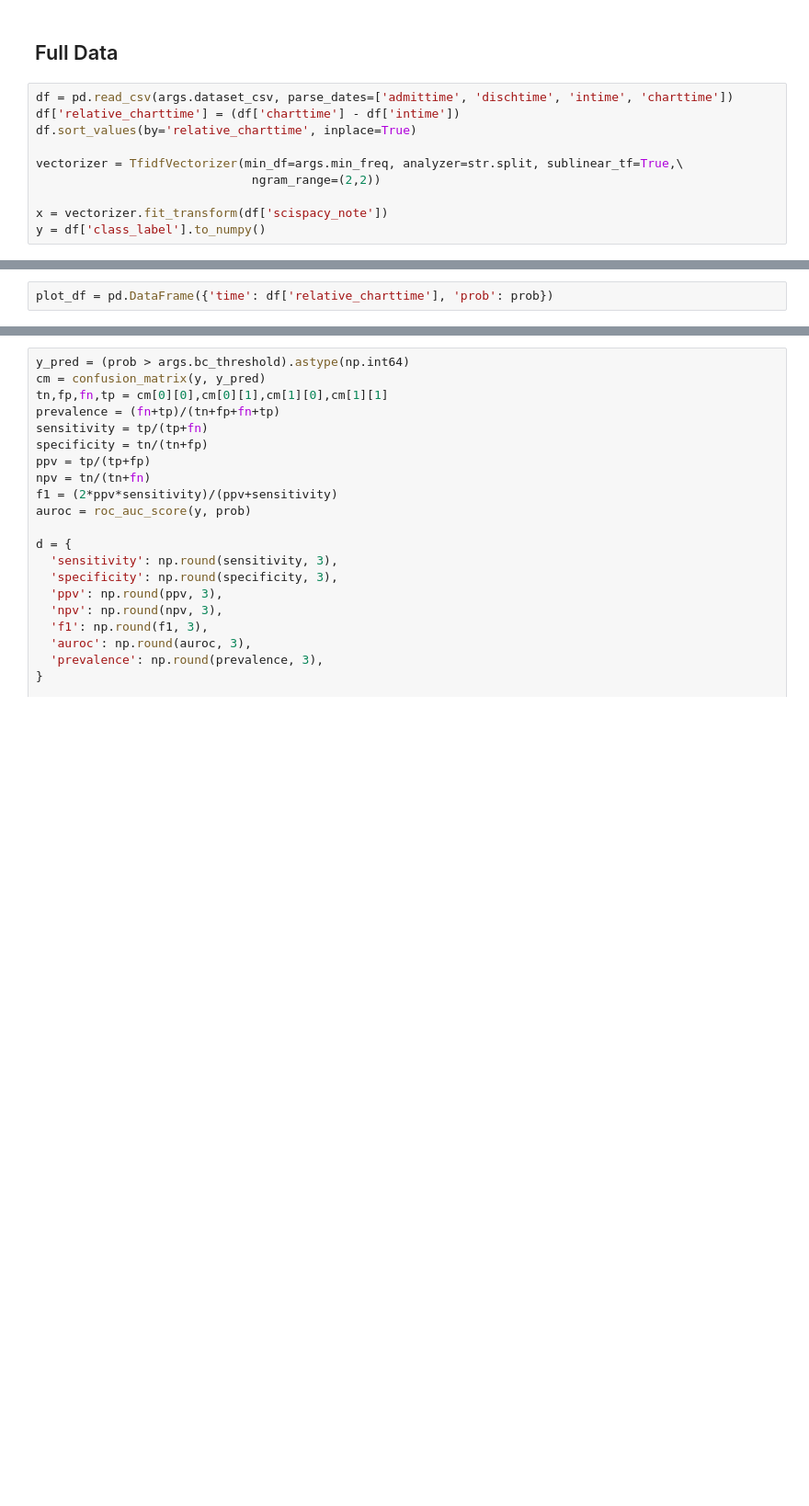
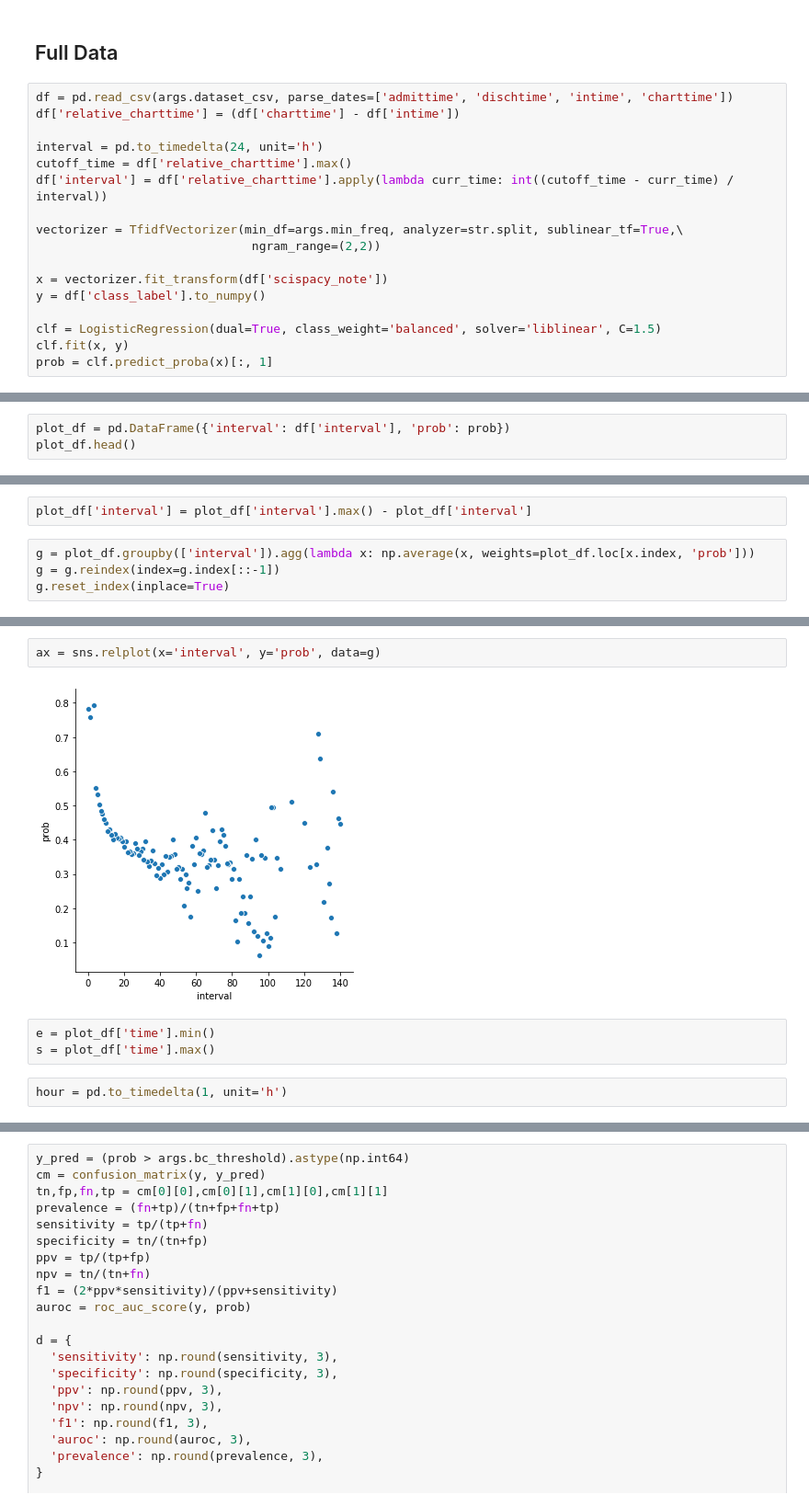
Before and after one commit to sudarshan85/imminent-adm-mimic, a Jupyter notebook: lr/lr_classifier.ipynb, the cells around one changed output, grey strips where cells are left out. Shown at 92% size. Saved outputs shown, nothing was run; the diff lists cells and outputs as text; blank space fills up the shorter version.

```diff
--- a/lr/lr_classifier.ipynb
+++ b/lr/lr_classifier.ipynb
@@ -169,10 +169,17 @@ plt.show()
 # %%
 df = pd.read_csv(args.dataset_csv, parse_dates=['admittime', 'dischtime', 'intime', 'charttime'])
 df['relative_charttime'] = (df['charttime'] - df['intime'])
-df.sort_values(by='relative_charttime', inplace=True)
+
+interval = pd.to_timedelta(24, unit='h')
+cutoff_time = df['relative_charttime'].max()
+df['interval'] = df['relative_charttime'].apply(lambda curr_time: int((cutoff_time - curr_time) / interval))
 
 vectorizer = TfidfVectorizer(min_df=args.min_freq, analyzer=str.split, sublinear_tf=True,\
                               ngram_range=(2,2))
 
 x = vectorizer.fit_transform(df['scispacy_note'])
 y = df['class_label'].to_numpy()
+
+clf = LogisticRegression(dual=True, class_weight='balanced', solver='liblinear', C=1.5)
+clf.fit(x, y)
+prob = clf.predict_proba(x)[:, 1]
@@ -183,2 +186,3 @@ prob = clf.predict_proba(x)[:, 1]
 # %%
-plot_df = pd.DataFrame({'time': df['relative_charttime'], 'prob': prob})
+plot_df = pd.DataFrame({'interval': df['interval'], 'prob': prob})
+plot_df.head()
@@ -184,0 +196,6 @@ plot_df = pd.DataFrame({'time': df['relative_charttime'], 'prob': prob})
+# %%
+plot_df['interval'] = plot_df['interval'].max() - plot_df['interval']
+# %%
+g = plot_df.groupby(['interval']).agg(lambda x: np.average(x, weights=plot_df.loc[x.index, 'prob']))
+g = g.reindex(index=g.index[::-1])
+g.reset_index(inplace=True)
@@ -184,0 +216,9 @@ plot_df = pd.DataFrame({'time': df['relative_charttime'], 'prob': prob})
+# %%
+ax = sns.relplot(x='interval', y='prob', data=g)
+# %% [output]
+[figure, added]
+# %%
+e = plot_df['time'].min()
+s = plot_df['time'].max()
+# %%
+hour = pd.to_timedelta(1, unit='h')
```
Also changed, not shown: parts of 8 cells of this notebook, 1 other file.
